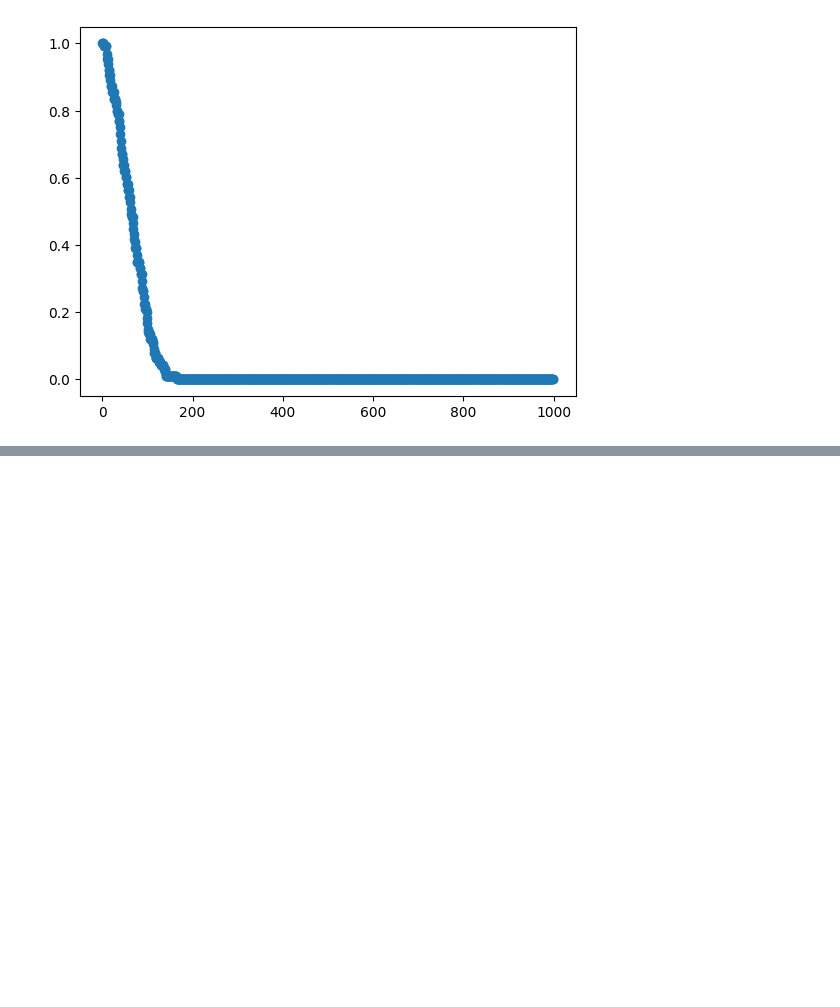
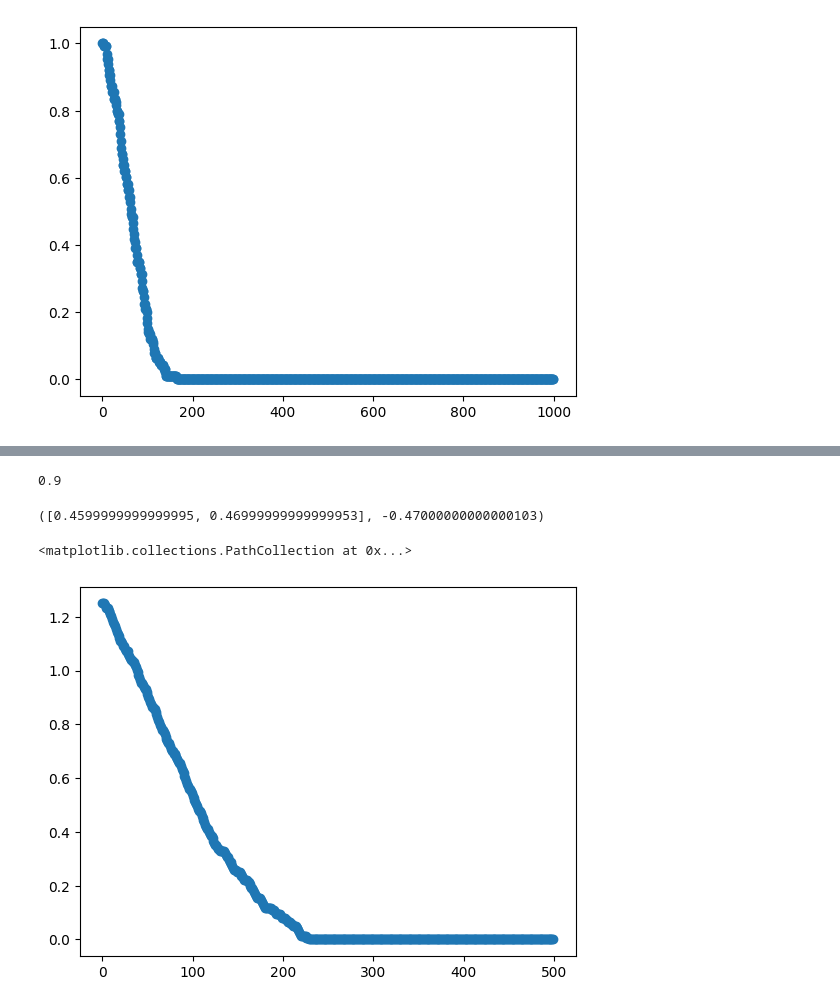
Before and after one commit to Hassan6678/Machine-Learning, a Jupyter notebook: preceptron_classifier.ipynb, the cells around one changed output, grey strips where cells are left out. Drawn from its saved outputs; the diff is of its cells as text; code cells hidden in the pictures; blank space fills up the shorter version.

```diff
--- a/preceptron_classifier.ipynb
+++ b/preceptron_classifier.ipynb
@@ -122,0 +172,25 @@ weights, bias
+# %%
+def score(weights, features, bias):
+    return np.dot(weights,features) + bias
+def step(x):
+    if x >= 0:
+        return 1
+    return 0
+def prediction(weights,features,bias):
+    return step(score(weights,features,bias))
+def error(weights,features,bias,label):
+    pred = prediction(weights,features,bias)
+    if pred == label:
+        return 0
+    return np.abs(score(weights,features,bias))
+def mean_error(weights,features,bias,labels):
+    pred_error = 0
+    for i in range(len(labels)):
+        pred_error += error(weights,features[i],bias,labels[i])
+    return pred_error/len(labels)
+# %%
+weights = [1,1.1]
+bias = 0.5
+mean_error(weights,features,bias,labels)
+# %% [output]
+0.9
@@ -122,0 +206,26 @@ weights, bias
+# %%
+def perceptron_trick(weights,features,bias,label,lr=0.01):
+    pred = prediction(weights,features,bias)
+    for i in range(len(weights)):
+        weights[i] += (label-pred)*features[i]*lr
+    bias += (label-pred)*lr
+    return weights,bias
+# %%
+random.seed(0)
+epochs = 500
+weights = [1.0 for x in features[0]]
+bias = 1.0
+errors = []
+for e in range(epochs):
+    errors.append(mean_error(weights,features,bias,labels))
+    i = random.randint(0, len(features)-1) # Picks a random point in our dataset
+    weights, bias = perceptron_trick(weights, features[i], bias, labels[i])
+# %%
+weights,bias
+# %% [output]
+([0.4599999999999995, 0.46999999999999953], -0.47000000000000103)
+# %%
+plt.scatter(range(epochs), errors)
+# %% [output]
+<matplotlib.collections.PathCollection at 0x...>
+[figure, added]
```
Also changed, not shown: parts of 10 cells of this notebook.
